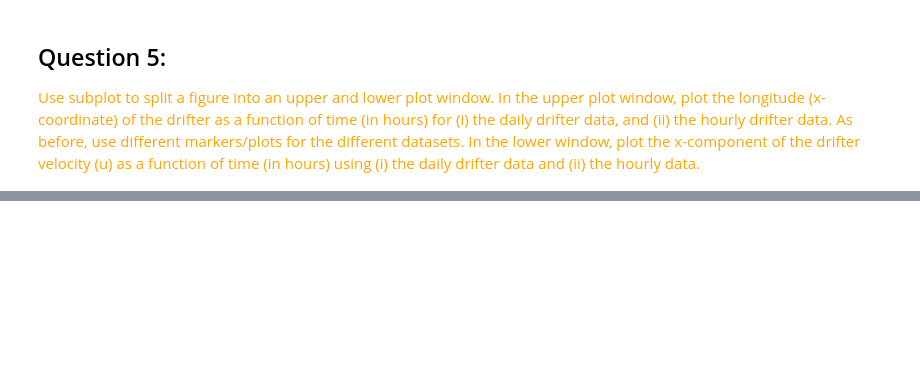
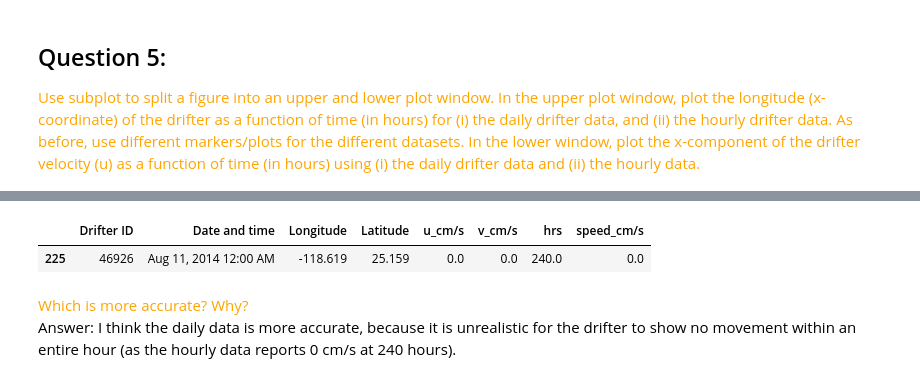
Before and after one commit to HOUPU1993/Homework-for-GEOG-210A-F25, a Jupyter notebook: Homework 1/HM1.ipynb, the cells around one changed output, grey strips where cells are left out. Cells and saved outputs as stored; diff of their text form; code cells hidden in the pictures; blank space fills up the shorter version.

```diff
--- a/Homework 1/HM1.ipynb
+++ b/Homework 1/HM1.ipynb
@@ -186,0 +303,11 @@ Use subplot to split a figure into an upper and lower plot window. In the upper
+# %%
+drifter_hourly[drifter_hourly['hrs'] == 240][['Drifter ID','Date  and time','Longitude','Latitude','u_cm/s','v_cm/s','hrs','speed_cm/s']]
+# %% [output]
+|  | Drifter ID | Date and time | Longitude | Latitude | u_cm/s | v_cm/s | hrs | speed_cm/s |
+| 225 | 46926 | Aug 11, 2014 12:00 AM | -118.619 | 25.159 | 0.0 | 0.0 | 240.0 | 0.0 |
+# %% [markdown]
+<font color="orange">
+Which is more accurate? Why?
+</font>
+
+Answer: I think the daily data is more accurate, because it is unrealistic for the drifter to show no movement within an entire hour (as the hourly data reports 0 cm/s at 240 hours).
```
Also changed, not shown: parts of 15 cells of this notebook.
